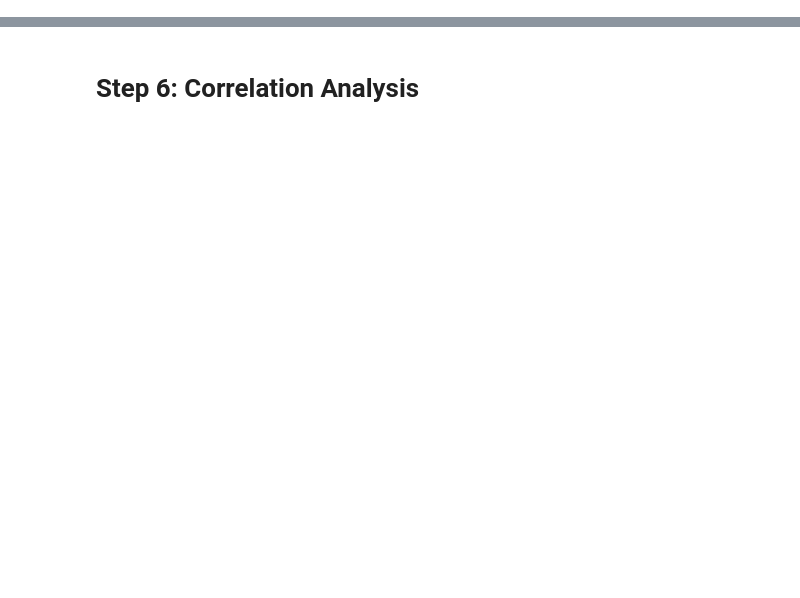
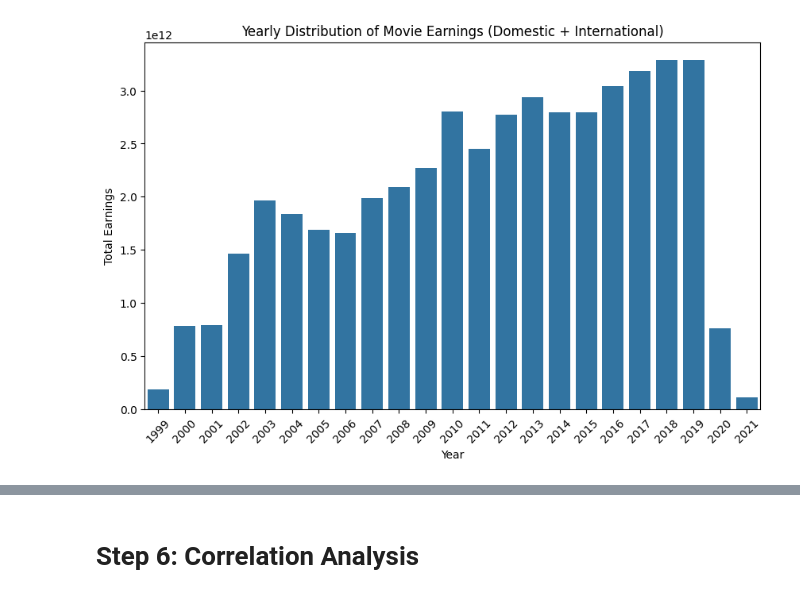
Before and after one commit to jh-ng/DBTT_G7T7_ResourceAllocation, a Jupyter notebook: eda.ipynb, the cells around one changed output, grey strips where cells are left out. Drawn from its saved outputs; the diff is of its cells as text; code cells hidden in the pictures; blank space fills up the shorter version.

```diff
--- a/eda.ipynb
+++ b/eda.ipynb
@@ -21,0 +126,18 @@ from datetime import datetime
+# %%
+# 2. Yearly distribution of how well movies did (Domestic + International Earnings)
+merged_df['Year'] = pd.to_datetime(merged_df['Date']).dt.year
+merged_df['Total_Earnings'] = merged_df['Domestic'] + merged_df['International']
+
+# Group by year and calculate the total earnings per year
+yearly_earnings = merged_df.groupby('Year')['Total_Earnings'].sum()
+
+# Plotting the bar plot
+plt.figure(figsize=(10, 6))
+sns.barplot(x=yearly_earnings.index, y=yearly_earnings.values)
+plt.title('Yearly Distribution of Movie Earnings (Domestic + International)')
+plt.xlabel('Year')
+plt.ylabel('Total Earnings')
+plt.xticks(rotation=45)  # Rotate the x-axis labels for better visibility
+plt.show()
+# %% [output]
+[figure, added]
```
Also changed, not shown: parts of 19 cells of this notebook, 2 other files.
